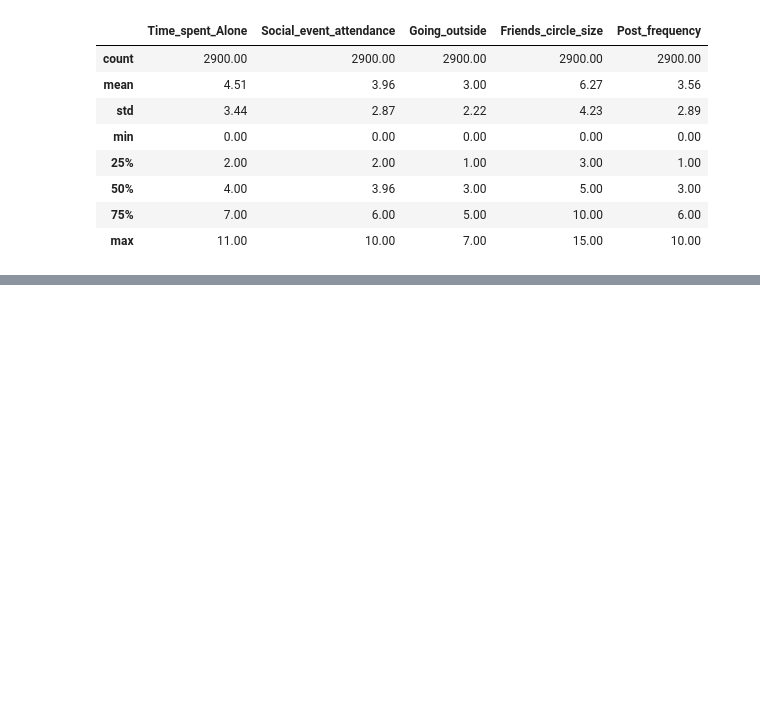
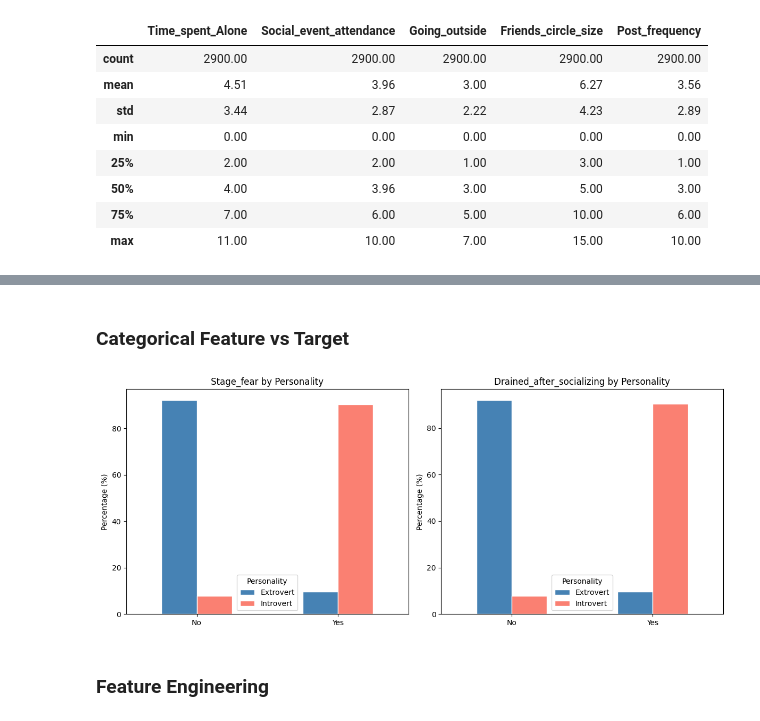
Before and after one commit to fishbulle/personality-classification-ml, a Jupyter notebook: notebooks/analysis.ipynb, the cells around one changed output, grey strips where cells are left out. Cells and saved outputs as stored; diff of their text form; code cells hidden in the pictures; blank space fills up the shorter version.

```diff
--- a/notebooks/analysis.ipynb
+++ b/notebooks/analysis.ipynb
@@ -69,0 +114,22 @@ Number of duplicate rows: 402
+# %% [markdown]
+### Categorical Feature vs Target
+# %%
+categorical_cols = ['Stage_fear', 'Drained_after_socializing']
+
+fig, axes = plt.subplots(1, 2, figsize=(12, 5))
+
+for ax, col in zip(axes, categorical_cols):
+    ct = pd.crosstab(df[col], df['Personality'], normalize='index') * 100
+    ct.plot(kind='bar', ax=ax, color=['steelblue', 'salmon'], edgecolor='white')
+    ax.set_title(f'{col} by Personality')
+    ax.set_ylabel('Percentage (%)')
+    ax.set_xlabel('')
+    ax.legend(title='Personality')
+    ax.tick_params(axis='x', rotation=0)
+
+plt.tight_layout()
+plt.show()
+# %% [output]
+[figure, added]
+# %% [markdown]
+### Feature Engineering
```
Also changed, not shown: parts of 11 cells of this notebook.
